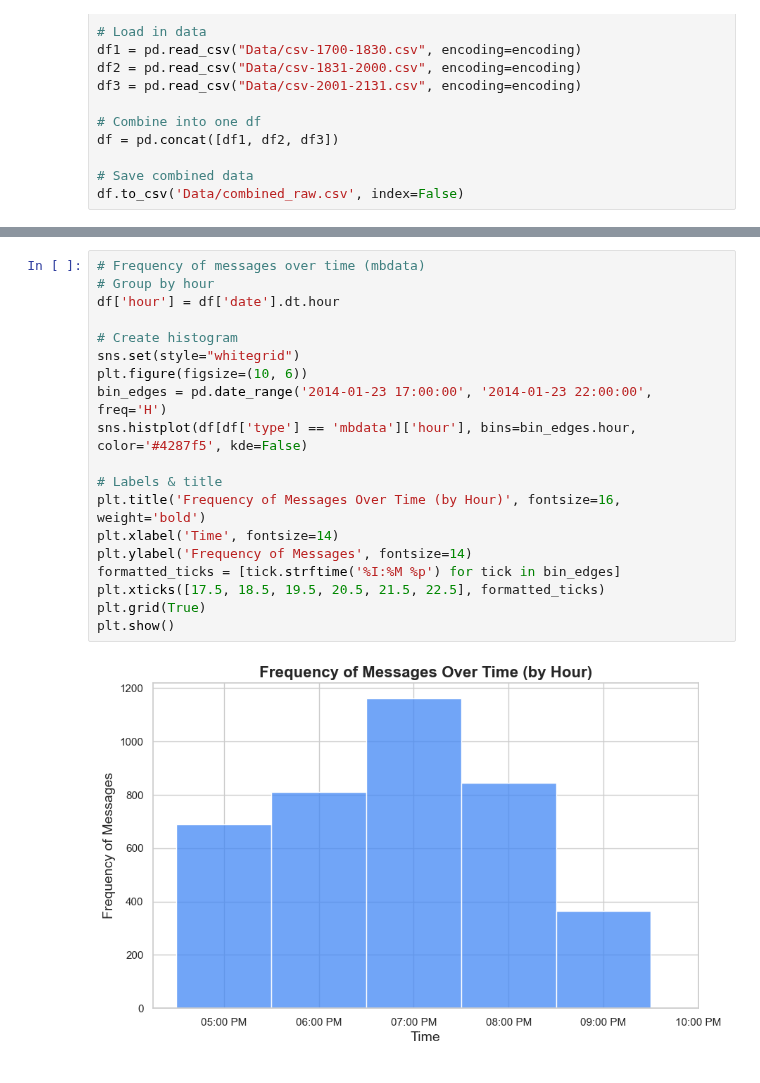
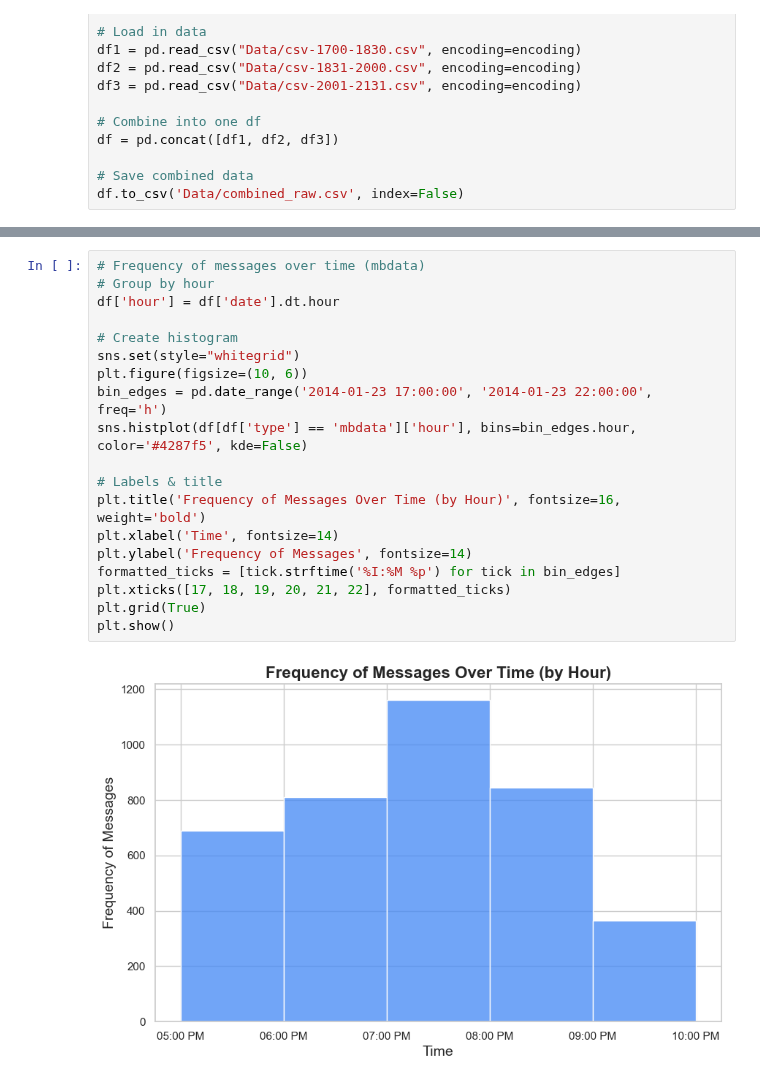
Before and after one commit to sydneybulatao/CS178-Final, a Jupyter notebook: Q1/Q1.ipynb, the cells around one changed output, grey strips where cells are left out. Drawn from its saved outputs; the diff is of its cells as text.

```diff
--- a/Q1/Q1.ipynb
+++ b/Q1/Q1.ipynb
@@ -39,24 +39,24 @@ df.head()
 # %%
 # Frequency of messages over time (mbdata)
 # Group by hour
 df['hour'] = df['date'].dt.hour
 
 # Create histogram
 sns.set(style="whitegrid")
 plt.figure(figsize=(10, 6))
-bin_edges = pd.date_range('2014-01-23 17:00:00', '2014-01-23 22:00:00', freq='H')
+bin_edges = pd.date_range('2014-01-23 17:00:00', '2014-01-23 22:00:00', freq='h')
 sns.histplot(df[df['type'] == 'mbdata']['hour'], bins=bin_edges.hour, color='#4287f5', kde=False)
 
 # Labels & title
 plt.title('Frequency of Messages Over Time (by Hour)', fontsize=16, weight='bold')
 plt.xlabel('Time', fontsize=14)
 plt.ylabel('Frequency of Messages', fontsize=14)
 formatted_ticks = [tick.strftime('%I:%M %p') for tick in bin_edges]
-plt.xticks([17.5, 18.5, 19.5, 20.5, 21.5, 22.5], formatted_ticks)
+plt.xticks([17, 18, 19, 20, 21, 22], formatted_ticks)
 plt.grid(True)
 plt.show()
 # %% [output]
-[figure, old version]
+[figure, new version]
 # %%
 # Frequency of calls over time (ccdata)
 
```
Also changed, not shown: parts of 10 cells of this notebook, 1 other file.
